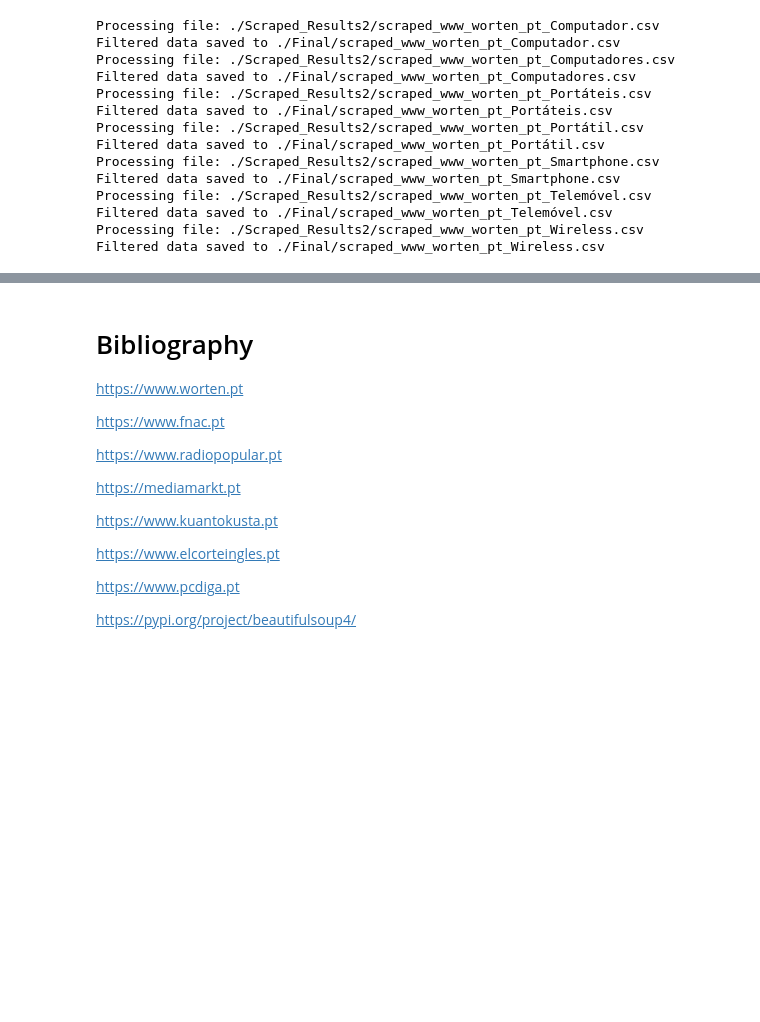
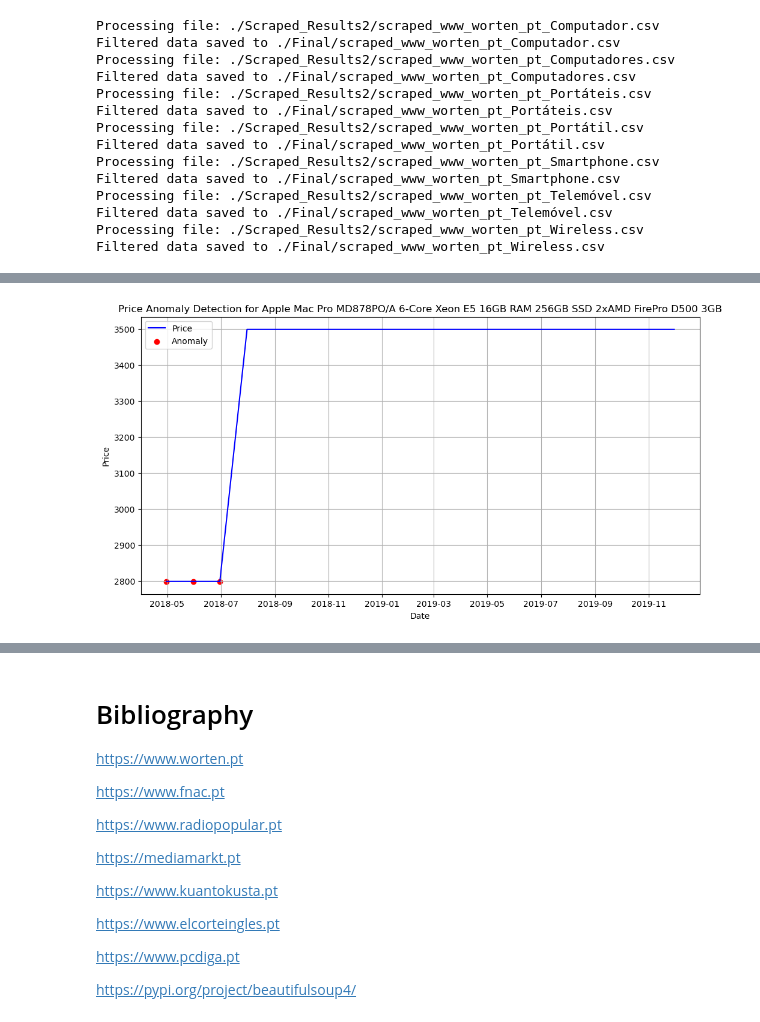
Before and after one commit to caridade1706/ED_Project, a Jupyter notebook: Queries_V1.ipynb, the cells around one changed output, grey strips where cells are left out. Drawn from its saved outputs; the diff is of its cells as text; code cells hidden in the pictures; blank space fills up the shorter version.

```diff
--- a/Queries_V1.ipynb
+++ b/Queries_V1.ipynb
@@ -704,0 +812,84 @@ Filtered data saved to ./Final/scraped_www_worten_pt_Wireless.csv
+# %%
+import pandas as pd
+import numpy as np
+import matplotlib.pyplot as plt
+from sklearn.ensemble import IsolationForest
+
+def filter_products_with_minimum_rows(data, min_rows=4):
+    """
+    Filter products that have at least a minimum number of rows.
+    """
+    product_counts = data["title"].value_counts()
+    valid_products = product_counts[product_counts >= min_rows].index
+    filtered_data = data[data["title"].isin(valid_products)]
+    return filtered_data
+
+def detect_price_anomalies(data, product_name):
+    """
+    Detect unusual price changes for a given product using Isolation Forest.
+    """
+    # Filter data for the specified product
+    product_data = data[data["title"] == product_name][["timestamp", "price"]]
+
+
+    if product_data.empty:
+        return None
+
+    # Prepare data
+    product_data["timestamp"] = pd.to_datetime(product_data["timestamp"], format="%Y%m%d%H%M%S")
+    product_data = product_data.set_index("timestamp")
+    product_data = product_data.resample("ME").mean().ffill()  # Resample monthly, forward fill
+
+    # Apply Isolation Forest for anomaly detection
+    model = IsolationForest(contamination=0.4, random_state=42)
+    product_data["anomaly"] = model.fit_predict(product_data[["price"]])
+    product_data["anomaly_score"] = model.decision_function(product_data[["price"]])
+
+    # Check if anomalies are detected
+    anomalies = product_data[product_data["anomaly"] == -1]
+    if anomalies.empty:
+        return None  # No anomalies detected
+
+    # Plot results
+    plt.figure(figsize=(12, 6))
+    plt.plot(product_data.index, product_data["price"], label="Price", color="blue")
+    plt.scatter(
+        anomalies.index,
+        anomalies["price"],
+        color="red",
+        label="Anomaly",
+    )
+    plt.title(f"Price Anomaly Detection for {product_name}")
+    plt.xlabel("Date")
+    plt.ylabel("Price")
+    plt.legend()
+    plt.grid(True)
+    plt.show()
+
+    return anomalies
+
+def main():
+    # File path
+    input_file = "Final/scraped_mediamarkt_pt_Computador.csv"  # Replace with your dataset file
+
+    # Load the dataset
+    data = pd.read_csv(input_file)
+    data["timestamp"] = pd.to_datetime(data["timestamp"], format="%Y%m%d%H%M%S")
+
+    # Filter products with at least 4 rows
+    data = filter_products_with_minimum_rows(data, min_rows=3)
+    if data.empty:
+        print("No products with sufficient data.")
+        return
+
+    # Detect anomalies for products with sufficient data
+    for product_name in data["title"].unique():
+        print(f"Detecting anomalies for product: {product_name}")
+        anomalies = detect_price_anomalies(data, product_name)
+        if anomalies is not None:
+            print(f"Anomalies detected for product: {product_name}")
+            print(anomalies[["price", "anomaly_score"]])  # Print anomaly details
+
+if __name__ == "__main__":
+    main()
+# %% [output]
@@ -704,0 +898 @@ Filtered data saved to ./Final/scraped_www_worten_pt_Wireless.csv
+[figure, added]
```
Also changed, not shown: parts of 4 cells of this notebook, 20 other files.
